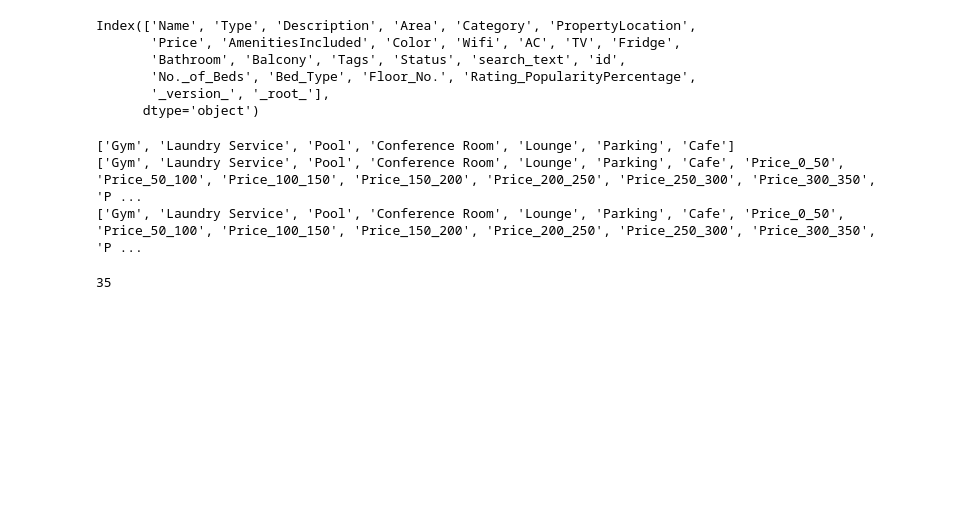
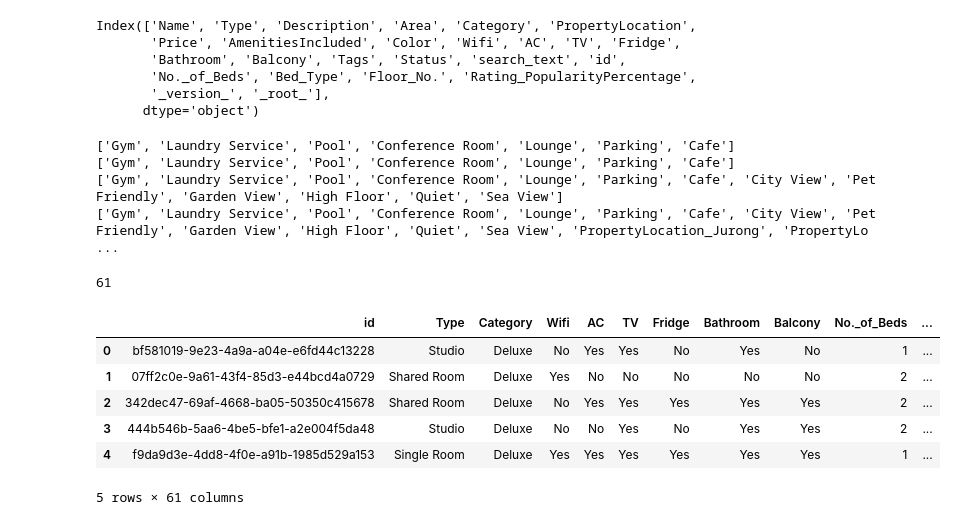
Before and after one commit to coder-shubham/Nexties-Nextlyf, a Jupyter notebook: backend/ml/notebooks/recommendation.ipynb, the cells around one changed output. Cells and saved outputs as stored; diff of their text form; code cells hidden in the pictures; blank space fills up the shorter version.

```diff
--- a/backend/ml/notebooks/recommendation.ipynb
+++ b/backend/ml/notebooks/recommendation.ipynb
@@ -1,7 +3,7 @@
 # %%
 import pandas as pd
 
-room_df = pd.read_csv('../data/rooms.csv', usecols=['Type', 'Category', 'PropertyLocation',
+room_df = pd.read_csv('../data/rooms.csv', usecols=['id', 'Type', 'Category', 'PropertyLocation',
        'Price', 'AmenitiesIncluded', 'Color', 'Wifi', 'AC', 'TV', 'Fridge',
        'Bathroom', 'Balcony', 'Tags',
        'No._of_Beds', 'Bed_Type', 'Floor_No.', 'Rating_PopularityPercentage'])
@@ -38,7 +40,7 @@ print(extra_cols)
 price_breaks = [0, 50, 100, 150, 200, 250, 300, 350, 400, 450, 500]
 for i in range(1, len(price_breaks)):
     room_df['Price_' + str(price_breaks[i-1]) + '_' + str(price_breaks[i])] = room_df['Price'].apply(lambda x: 1 if x > price_breaks[i-1] and x <= price_breaks[i] else 0)
-    extra_cols.append('Price_' + str(price_breaks[i-1]) + '_' + str(price_breaks[i]))
+    # extra_cols.append('Price_' + str(price_breaks[i-1]) + '_' + str(price_breaks[i]))
 print(extra_cols)
 
 # tags
@@ -70,40 +72,62 @@ for element in room_df['Category'].unique().tolist():
     extra_cols.append('Category_' + element)
 # %% [output]
 ['Gym', 'Laundry Service', 'Pool', 'Conference Room', 'Lounge', 'Parking', 'Cafe']
-['Gym', 'Laundry Service', 'Pool', 'Conference Room', 'Lounge', 'Parking', 'Cafe', 'Price_0_50', 'Price_50_100', 'Price_100_150', 'Price_150_200', 'Price_200_250', 'Price_250_300', 'Price_300_350', 'P ...
-['Gym', 'Laundry Service', 'Pool', 'Conference Room', 'Lounge', 'Parking', 'Cafe', 'Price_0_50', 'Price_50_100', 'Price_100_150', 'Price_150_200', 'Price_200_250', 'Price_250_300', 'Price_300_350', 'P ...
+['Gym', 'Laundry Service', 'Pool', 'Conference Room', 'Lounge', 'Parking', 'Cafe']
+['Gym', 'Laundry Service', 'Pool', 'Conference Room', 'Lounge', 'Parking', 'Cafe', 'City View', 'Pet Friendly', 'Garden View', 'High Floor', 'Quiet', 'Sea View']
+['Gym', 'Laundry Service', 'Pool', 'Conference Room', 'Lounge', 'Parking', 'Cafe', 'City View', 'Pet Friendly', 'Garden View', 'High Floor', 'Quiet', 'Sea View', 'PropertyLocation_Jurong', 'PropertyLo ...
 # %%
-filtered_room_df_cols = ['Type', 'Category', 'Wifi', 'AC', 'TV', 'Fridge', 'Bathroom', 'Balcony',
-                         'No._of_Beds', 'Bed_Type', 'Floor_No.', 'Rating_PopularityPercentage']
+filtered_room_df_cols = ['id', 'Type', 'Category', 'Wifi', 'AC', 'TV', 'Fridge', 'Bathroom', 'Balcony',
+                         'No._of_Beds', 'Bed_Type', 'Floor_No.', 'Rating_PopularityPercentage',
+                         'Price_0_50', 'Price_50_100', 'Price_100_150', 'Price_150_200', 'Price_200_250',
+                         'Price_250_300', 'Price_300_350', 'Price_350_400', 'Price_400_450', 'Price_450_500']
 # %%
 len(filtered_room_df_cols + extra_cols)
 # %% [output]
-35
+61
 # %%
 # create a new dataframe with filtered columns and extra columns
 filtered_room_df = room_df[filtered_room_df_cols].copy()
 for col in extra_cols:
     filtered_room_df[col] = 0
 
 filtered_room_df.head()
 
 # fill in the extra columns
 for index, row in room_df.iterrows():
-    for col in filtered_room_df.columns:
-        if col in extra_cols:
-            if col in row['AmenitiesIncluded']:
-                filtered_room_df.at[index, col] = 1
-            elif col in row['Tags']:
-                filtered_room_df.at[index, col] = 1
-            elif col in row['PropertyLocation']:
-                filtered_room_df.at[index, col] = 1
-            elif col in row['Color']:
-                filtered_room_df.at[index, col] = 1
-            elif col in row['Type']:
-                filtered_room_df.at[index, col] = 1
-            elif col in row['Bed_Type']:
-                filtered_room_df.at[index, col] = 1
-            elif col in row['Category']:
-                filtered_room_df.at[index, col] = 1
+    for value in row['AmenitiesIncluded'].split(', '):
+        filtered_room_df.at[index, value] = 1
+    for value in row['Tags'].split(', '):
+        filtered_room_df.at[index, value] = 1
+    filtered_room_df.at[index, 'PropertyLocation_' + row['PropertyLocation']] = 1
+    filtered_room_df.at[index, 'Color_' + row['Color']] = 1
+    filtered_room_df.at[index, 'Type_' + row['Type']] = 1
+    filtered_room_df.at[index, 'Bed_Type_' + row['Bed_Type']] = 1
+    filtered_room_df.at[index, 'Category_' + row['Category']] = 1
+
+# for index, row in room_df.iterrows():
+#     for col in filtered_room_df.columns:
+#         if col in extra_cols:
+#             if col in row['AmenitiesIncluded'].split(', '):
+#                 filtered_room_df.at[index, col] = 1
+#             elif col in row['Tags'].split(', '):
+#                 filtered_room_df.at[index, col] = 1
+#             elif col in row['PropertyLocation']:
+#                 filtered_room_df.at[index, 'PropertyLocation_'+col] = 1
+#             elif col in row['Color']:
+#                 filtered_room_df.at[index, 'Color_'+col] = 1
+#             elif col in row['Type']:
+#                 filtered_room_df.at[index, 'Type_'+col] = 1
+#             elif col in row['Bed_Type']:
+#                 filtered_room_df.at[index, 'Bed_Type_'+col] = 1
+#             elif col in row['Category']:
+#                 filtered_room_df.at[index, 'Category_'+col] = 1
 
 filtered_room_df.head()
+# %% [output]
+|  | id | Type | Category | Wifi | AC | TV | Fridge | Bathroom | Balcony | No._of_Beds | ... |
+| 0 | bf581019-9e23-4a9a-a04e-e6fd44c13228 | Studio | Deluxe | No | Yes | Yes | No | Yes | No | 1 | ... |
+| 1 | 07ff2c0e-9a61-43f4-85d3-e44bcd4a0729 | Shared Room | Deluxe | Yes | No | No | No | No | No | 2 | ... |
+| 2 | 342dec47-69af-4668-ba05-50350c415678 | Shared Room | Deluxe | No | Yes | Yes | Yes | Yes | Yes | 2 | ... |
+| 3 | 444b546b-5aa6-4be5-bfe1-a2e004f5da48 | Studio | Deluxe | No | No | Yes | No | Yes | Yes | 2 | ... |
+| 4 | f9da9d3e-4dd8-4f0e-a91b-1985d529a153 | Single Room | Deluxe | Yes | Yes | Yes | Yes | Yes | Yes | 1 | ... |
+5 rows × 61 columns
```
Also changed, not shown: parts of 17 cells of this notebook, 3 other files.
